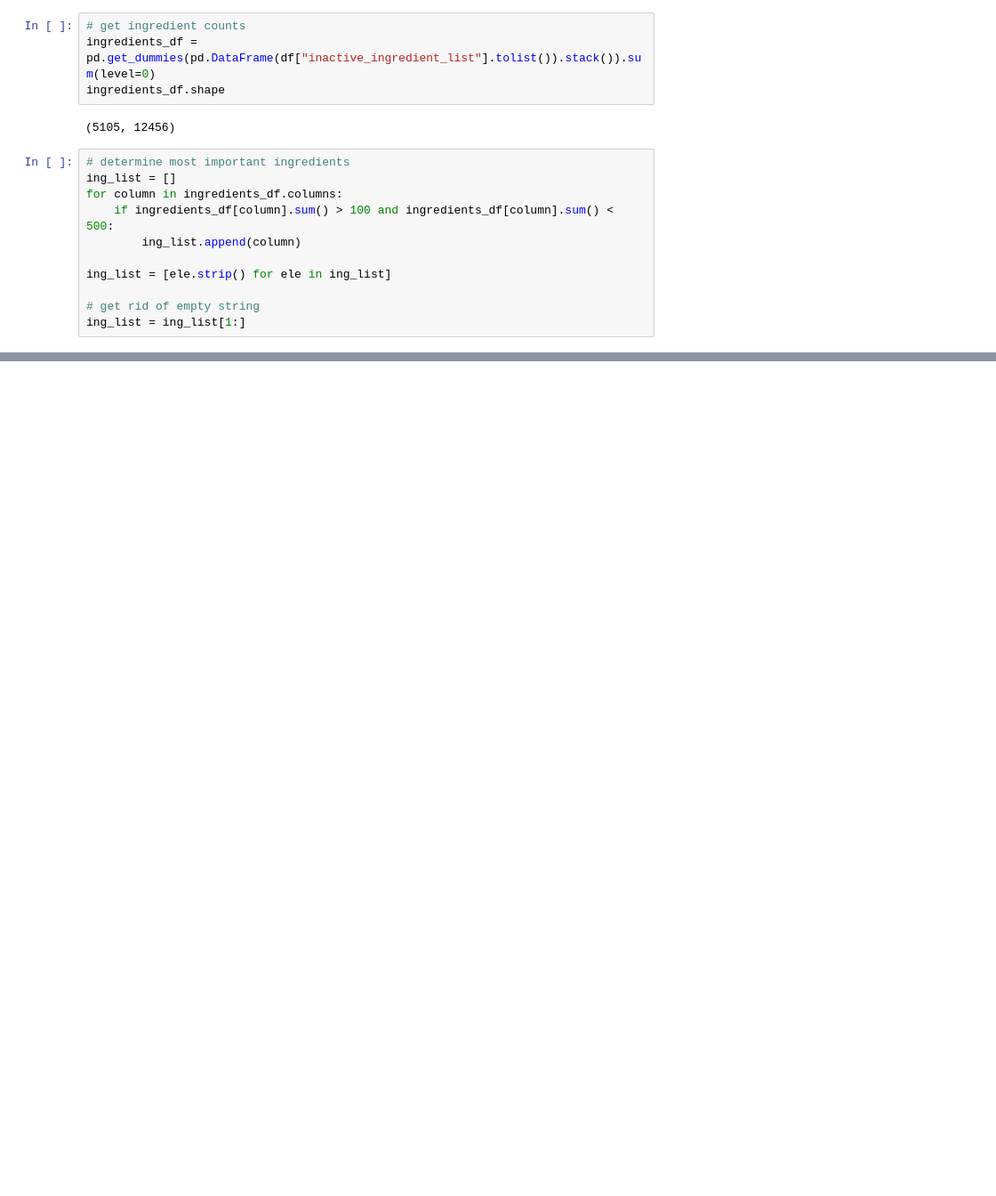
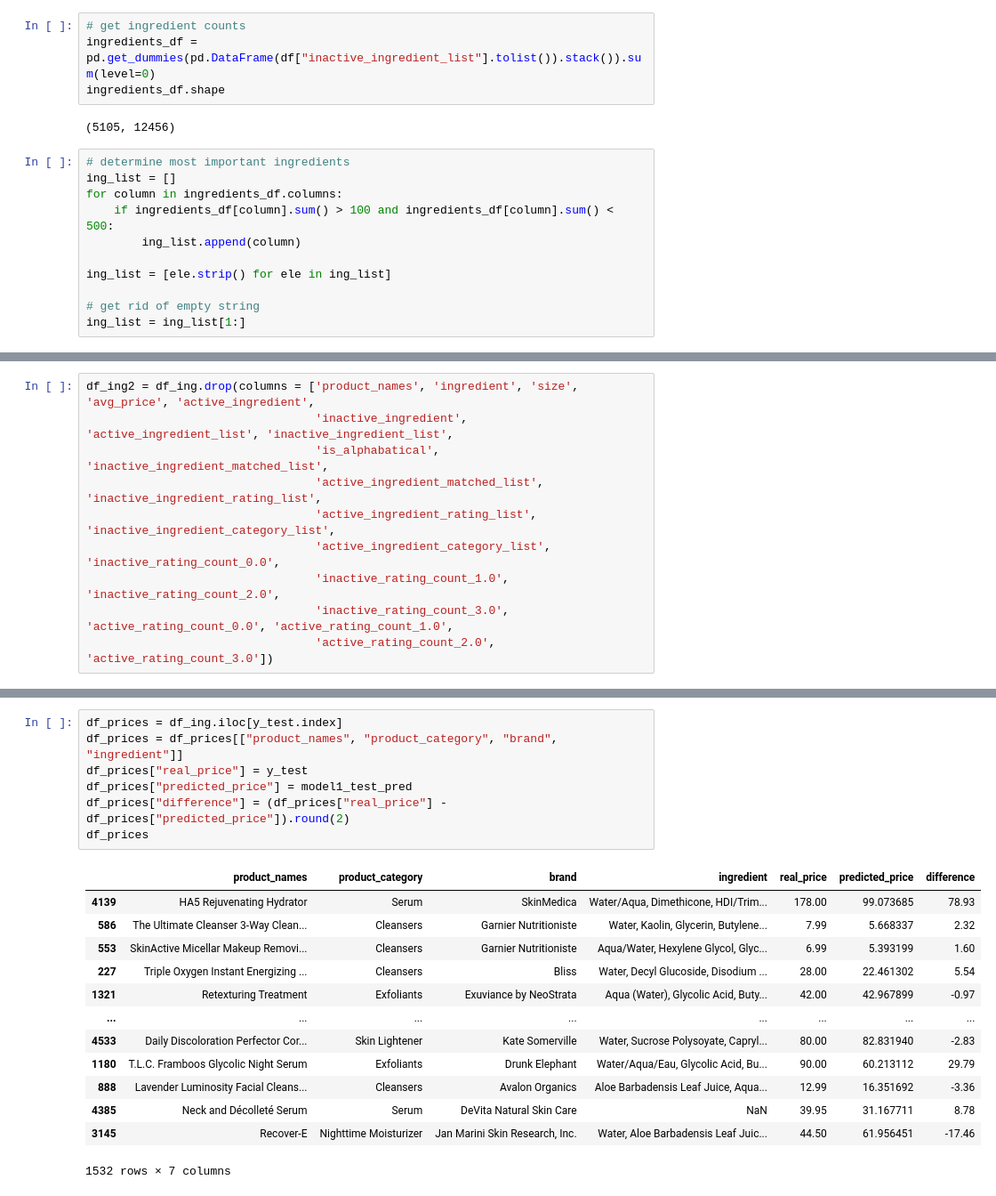
Before and after one commit to npagrawal/Product-Price-Prediction-Advanced-Machine-Learning, a Jupyter notebook: Notebook 3.ipynb, the cells around one changed output, grey strips where cells are left out. Shown at 89% size. Saved outputs shown, nothing was run; the diff lists cells and outputs as text; blank space fills up the shorter version.

```diff
--- a/Notebook 3.ipynb
+++ b/Notebook 3.ipynb
@@ -94 +92,11 @@ ord_cols = ["product_category", "brand", "size_unit"]
+# %%
+df_ing2 = df_ing.drop(columns = ['product_names', 'ingredient', 'size', 'avg_price', 'active_ingredient',
+                                 'inactive_ingredient', 'active_ingredient_list', 'inactive_ingredient_list',
+                                 'is_alphabatical', 'inactive_ingredient_matched_list',
+                                 'active_ingredient_matched_list', 'inactive_ingredient_rating_list',
+                                 'active_ingredient_rating_list', 'inactive_ingredient_category_list',
+                                 'active_ingredient_category_list', 'inactive_rating_count_0.0',
+                                 'inactive_rating_count_1.0', 'inactive_rating_count_2.0',
+                                 'inactive_rating_count_3.0', 'active_rating_count_0.0', 'active_rating_count_1.0',
+                                 'active_rating_count_2.0', 'active_rating_count_3.0'])
 # %%
@@ -160,0 +437,21 @@ ord_cols = ["membership_category"]
+# %%
+df_prices = df_ing.iloc[y_test.index]
+df_prices = df_prices[["product_names", "product_category", "brand", "ingredient"]]
+df_prices["real_price"] = y_test
+df_prices["predicted_price"] = model1_test_pred
+df_prices["difference"] = (df_prices["real_price"] - df_prices["predicted_price"]).round(2)
+df_prices
+# %% [output]
+|  | product_names | product_category | brand | ingredient | real_price | predicted_price | difference |
+| 4139 | HA5 Rejuvenating Hydrator | Serum | SkinMedica | Water/Aqua, Dimethicone, HDI/Trim... | 178.00 | 99.073685 | 78.93 |
+| 586 | The Ultimate Cleanser 3-Way Clean... | Cleansers | Garnier Nutritioniste | Water, Kaolin, Glycerin, Butylene... | 7.99 | 5.668337 | 2.32 |
+| 553 | SkinActive Micellar Makeup Removi... | Cleansers | Garnier Nutritioniste | Aqua/Water, Hexylene Glycol, Glyc... | 6.99 | 5.393199 | 1.60 |
+| 227 | Triple Oxygen Instant Energizing ... | Cleansers | Bliss | Water, Decyl Glucoside, Disodium ... | 28.00 | 22.461302 | 5.54 |
+| 1321 | Retexturing Treatment | Exfoliants | Exuviance by NeoStrata | Aqua (Water), Glycolic Acid, Buty... | 42.00 | 42.967899 | -0.97 |
+| ... | ... | ... | ... | ... | ... | ... | ... |
+| 4533 | Daily Discoloration Perfector Cor... | Skin Lightener | Kate Somerville | Water, Sucrose Polysoyate, Capryl... | 80.00 | 82.831940 | -2.83 |
+| 1180 | T.L.C. Framboos Glycolic Night Serum | Exfoliants | Drunk Elephant | Water/Aqua/Eau, Glycolic Acid, Bu... | 90.00 | 60.213112 | 29.79 |
+| 888 | Lavender Luminosity Facial Cleans... | Cleansers | Avalon Organics | Aloe Barbadensis Leaf Juice, Aqua... | 12.99 | 16.351692 | -3.36 |
+| 4385 | Neck and Décolleté Serum | Serum | DeVita Natural Skin Care | NaN | 39.95 | 31.167711 | 8.78 |
+| 3145 | Recover-E | Nighttime Moisturizer | Jan Marini Skin Research, Inc. | Water, Aloe Barbadensis Leaf Juic... | 44.50 | 61.956451 | -17.46 |
+1532 rows × 7 columns
```
Also changed, not shown: parts of 37 cells of this notebook, 2 other files.
